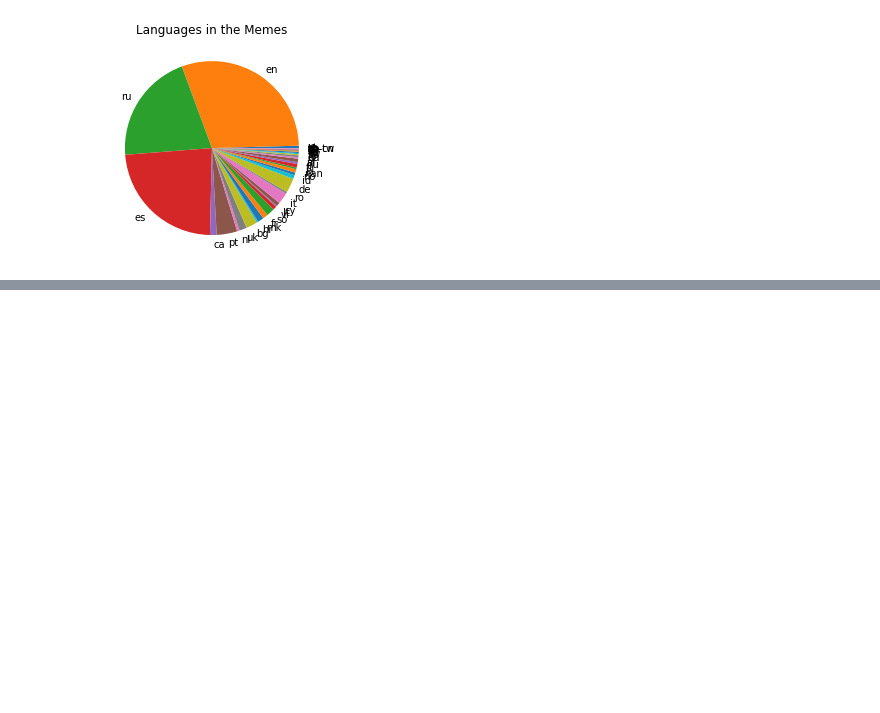
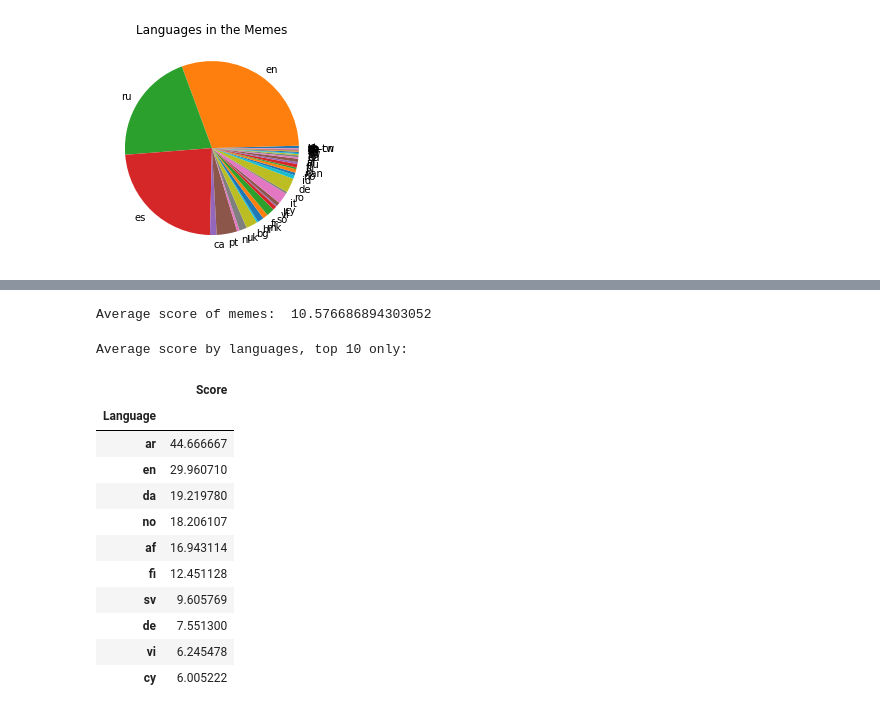
Before and after one commit to BrockDSL/Analyzing_Web_Archives, a Jupyter notebook: Meme_Web_Archive_Exploration.ipynb, the cells around one changed output, grey strips where cells are left out. Saved outputs shown, nothing was run; the diff lists cells and outputs as text; code cells hidden in the pictures; blank space fills up the shorter version.

```diff
--- a/Meme_Web_Archive_Exploration.ipynb
+++ b/Meme_Web_Archive_Exploration.ipynb
@@ -220,0 +312,21 @@ plt.show()
+# %%
+print("Average score of memes: ",meme_data["Score"].mean())
+# %% [output]
+Average score of memes:  10.576686894303052
+# %%
+print("Average score by languages, top 10 only: ")
+pd.DataFrame(meme_data.groupby("Language").mean()["Score"].sort_values(ascending=False)[0:10])
+# %% [output]
+Average score by languages, top 10 only:
+|  | Score |
+| Language |  |
+| ar | 44.666667 |
+| en | 29.960710 |
+| da | 19.219780 |
+| no | 18.206107 |
+| af | 16.943114 |
+| fi | 12.451128 |
+| sv | 9.605769 |
+| de | 7.551300 |
+| vi | 6.245478 |
+| cy | 6.005222 |
```
Also changed, not shown: parts of 24 cells of this notebook.
